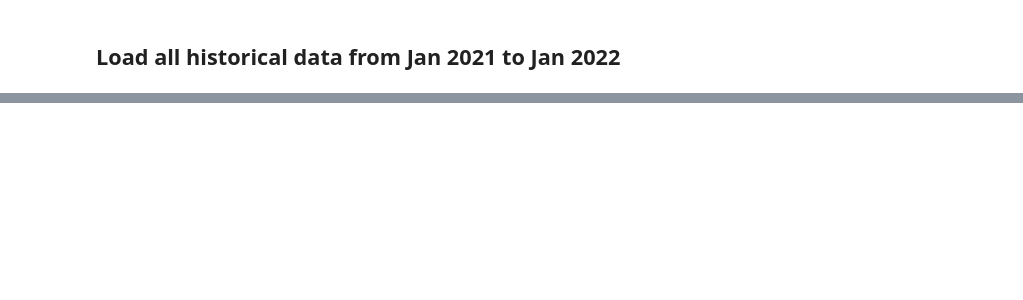
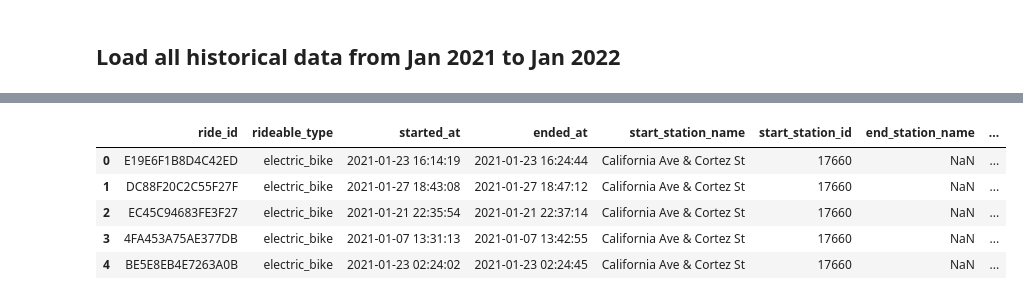
Before and after one commit to HakimIndriawan/GDA_Certificate-CaseStudy1-BikeSharing, a Jupyter notebook: BikeSharingCaseStudy.ipynb, the cells around one changed output, grey strips where cells are left out. Cells and saved outputs as stored; diff of their text form; code cells hidden in the pictures; blank space fills up the shorter version.

```diff
--- a/BikeSharingCaseStudy.ipynb
+++ b/BikeSharingCaseStudy.ipynb
@@ -51,14 +84,24 @@ dfTripDataM.head()
 # %%
 def haversine(lat1, lng1, lat2, lng2):
-    # km constant
-    metric_constant = 6371
-    lat1, lng1, lat2, lng2 = map(np.deg2rad, [lat1, lng1, lat2, lng2])
-    dlat = lat2 - lat1
-    dlng = lng2 - lng1
-    a = np.sin(dlat/2)**2 + np.cos(lat1) * np.cos(lat2) * np.sin(dlng/2)**2
-    c = 2 * np.arcsin(np.sqrt(a))
-    km = metric_constant * c
-    return km
-dfTripDataM["distance"] = haversine(dfTripDataM["start_lat"].values, dfTripDataM["start_lng"].values, dfTripDataM["end_lat"].values, dfTripDataM["end_lng"].values)
-dfTripDataM.head()
+  # km constant
+  metric_constant = 6371
+  lat1, lng1, lat2, lng2 = map(np.deg2rad, [lat1, lng1, lat2, lng2])
+  dlat = lat2 - lat1
+  dlng = lng2 - lng1
+  a = np.sin(dlat/2)**2 + np.cos(lat1) * np.cos(lat2) * np.sin(dlng/2)**2
+  c = 2 * np.arcsin(np.sqrt(a))
+  km = metric_constant * c
+  return km
+def calculate_distance(dfPandas) -> pd.DataFrame:
+  dfPandas["distance"] = haversine(dfPandas["start_lat"].values, dfPandas["start_lng"].values, dfPandas["end_lat"].values, dfPandas["end_lng"].values)
+  return dfPandas
+dfTripData = calculate_distance(dfTripData)
+dfTripData.head()
+# %% [output]
+|  | ride_id | rideable_type | started_at | ended_at | start_station_name | start_station_id | end_station_name | ... |
+| 0 | E19E6F1B8D4C42ED | electric_bike | 2021-01-23 16:14:19 | 2021-01-23 16:24:44 | California Ave & Cortez St | 17660 | NaN | ... |
+| 1 | DC88F20C2C55F27F | electric_bike | 2021-01-27 18:43:08 | 2021-01-27 18:47:12 | California Ave & Cortez St | 17660 | NaN | ... |
+| 2 | EC45C94683FE3F27 | electric_bike | 2021-01-21 22:35:54 | 2021-01-21 22:37:14 | California Ave & Cortez St | 17660 | NaN | ... |
+| 3 | 4FA453A75AE377DB | electric_bike | 2021-01-07 13:31:13 | 2021-01-07 13:42:55 | California Ave & Cortez St | 17660 | NaN | ... |
+| 4 | BE5E8EB4E7263A0B | electric_bike | 2021-01-23 02:24:02 | 2021-01-23 02:24:45 | California Ave & Cortez St | 17660 | NaN | ... |
 # %%
```
Also changed, not shown: parts of 6 cells of this notebook.
